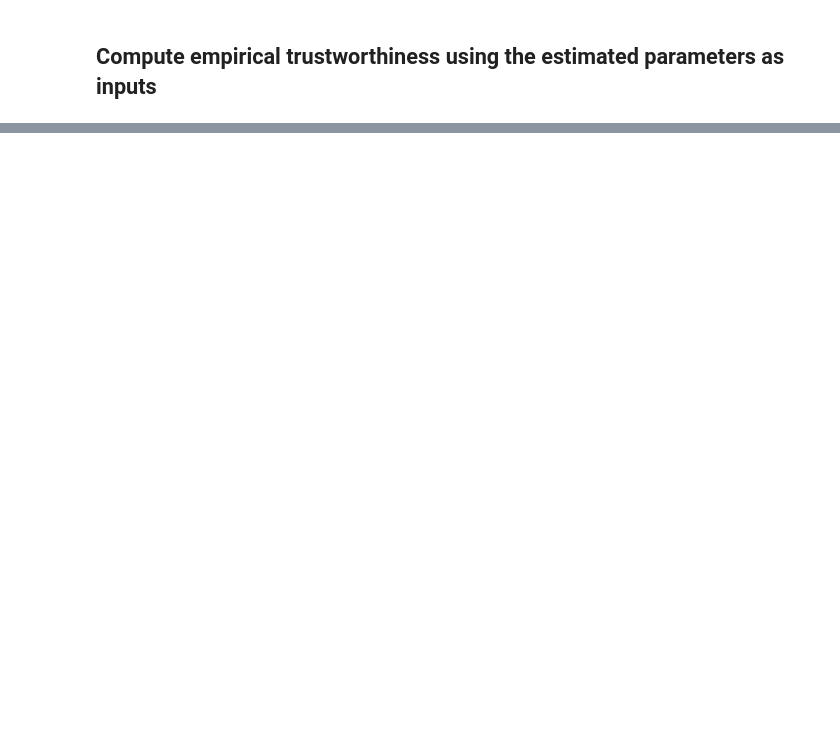
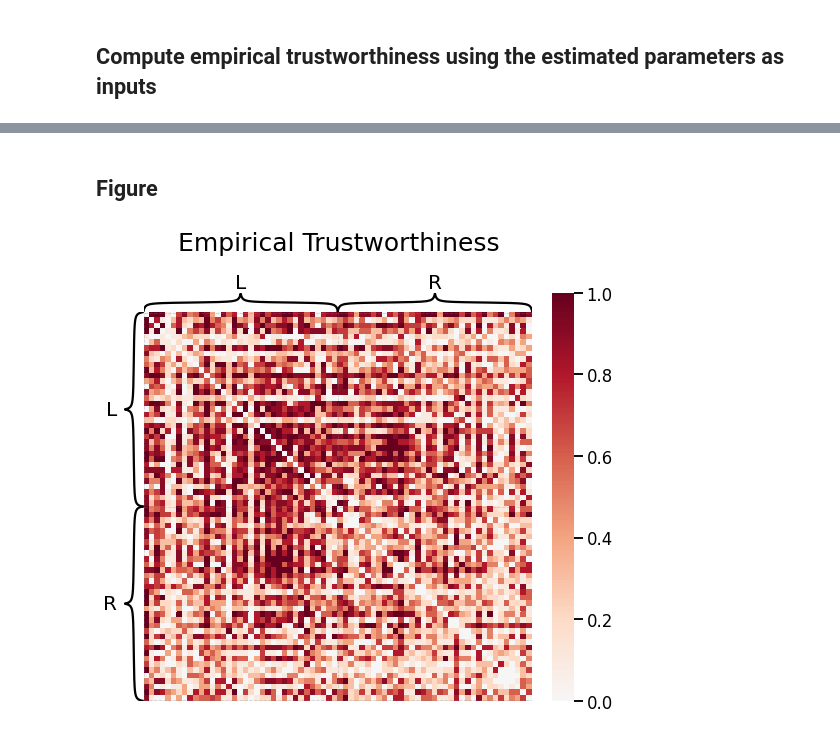
Before and after one commit to neurodata/dos_and_donts, a Jupyter notebook: experiments/experiment_2/final/exp2_HCP_example.ipynb, the cells around one changed output, grey strips where cells are left out. Cells and saved outputs as stored; diff of their text form; code cells hidden in the pictures; blank space fills up the shorter version.

```diff
--- a/experiments/experiment_2/final/exp2_HCP_example.ipynb
+++ b/experiments/experiment_2/final/exp2_HCP_example.ipynb
@@ -132,12 +132,12 @@ def run_experiment(mean_1, var_1, mean_2, var_2,
                    block_1=5, block_2=15,
                    a=0, b=1, reps=100):
 
-    if mean_1 is None or mean_2 is None:
-        return [m, mean_1, mean_2, var_1, var_2, 0, 0]
+    if np.isnan(mean_1) or np.isnan(mean_2):
+        return [mean_1, mean_2, var_1, var_2, 0, 0]
 
 
     pop1, _, _ = generate_truncnorm_sbms(samp_1, block_1, block_2, mean_1, mean_2, var_1, var_2, a=a, b=b)
-    _, pop2, _ = generate_truncnorm_sbms(samp_2, block_1, block_2, mean_1, mean_2, var_1, var_2, a=a, b=b)
+    _, pop2, true_labels = generate_truncnorm_sbms(samp_2, block_1, block_2, mean_1, mean_2, var_1, var_2, a=a, b=b)
 
     precisions, recalls = np.zeros((2, reps))
     for i in range(reps):
@@ -145,12 +145,13 @@ def run_experiment(mean_1, var_1, mean_2, var_2,
         precision, recall = compute_pr_at_k(
             k=[10], true_labels=true_labels, pvalues=pvalues
         )
-        precisions[i] = precision
-        recalls[i] = recall
+        precisions[i] = precision[0]
+        recalls[i] = recall[0]
 
-    return [m, mean_1, mean_2, var_1, var_2, *precisions.mean(), *recalls.mean()]
+    return [mean_1, mean_2, var_1, var_2, precisions.mean(), recalls.mean()]
 # %%
-res_arr = np.hstack([res, res2])
+res_arr = np.hstack([res1, res2])
+
 args = [
     dict(mean_1=a, var_1=b**2, mean_2=c, var_2=d**2)
     for (a, b, c, d) in res_arr
@@ -160,0 +171,2 @@ res = Parallel(n_jobs=-1, verbose=5)(delayed(run_experiment)(**arg) for arg in a
+# %%
+df = pd.DataFrame(res, columns=["mean_1", "mean_2", "var_1", "var_2", "precision", "recall"])
@@ -160,0 +175,25 @@ res = Parallel(n_jobs=-1, verbose=5)(delayed(run_experiment)(**arg) for arg in a
+# %% [markdown]
+## Figure
+# %%
+empirical_trustworthiness = np.zeros((verts, verts))
+empirical_trustworthiness[np.triu_indices(verts, k=1)] = df.recall.values
+empirical_trustworthiness = symmetrize(empirical_trustworthiness, method='triu')
+# %%
+node_labels = ['L'] * 35 + ['R'] * 35
+
+with sns.plotting_context('talk'):
+    fig, ax = plt.subplots(
+        figsize=(7, 6),
+        ncols=2,
+        gridspec_kw={"width_ratios": [1, 0.05]},
+        constrained_layout=True
+    )
+
+    graspy.plot.heatmap(empirical_trustworthiness, inner_hier_labels=node_labels,
+                        vmin=0, vmax=1, ax=ax[0], cbar_ax=ax[-1],
+                       hier_label_fontsize=20)
+
+    fig.text(.45, 1.075, "Empirical Trustworthiness", fontsize=25, ha='center')
+    #ax[0].set_title("Empirical Trustworthiness")
+# %% [output]
+[figure, added]
```
Also changed, not shown: parts of 4 cells of this notebook, 3 other files.
